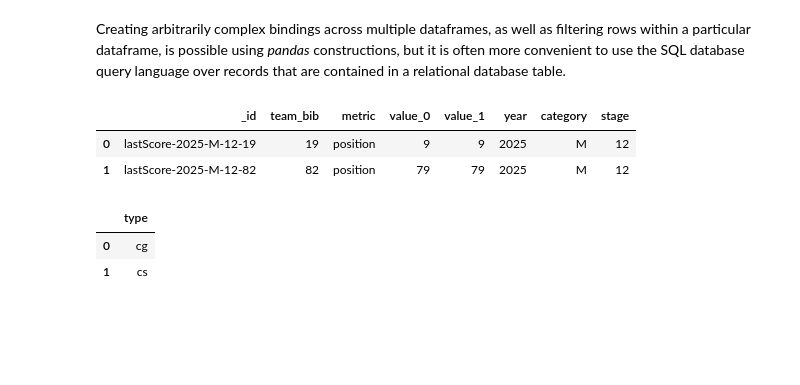
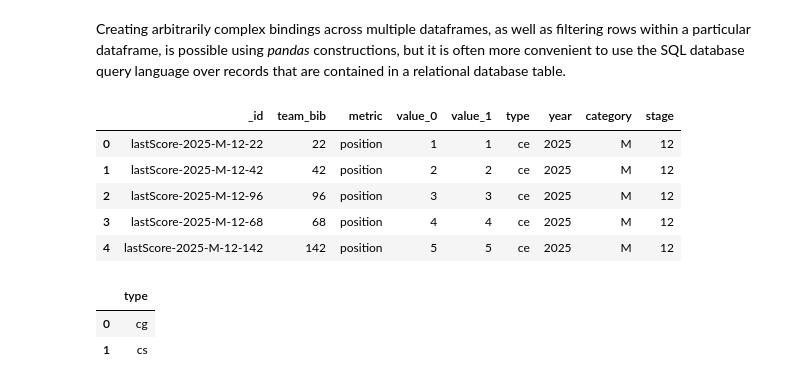
Before and after one commit to RallyDataJunkie/wrangling_dakar_2025, a Jupyter notebook: src/38_visualising_single_stage_scores.ipynb, the cells around one changed output. Drawn from its saved outputs; the diff is of its cells as text; code cells hidden in the pictures; blank space fills up the shorter version.

Commit message:
Can we query the db in jupyterlite?

```diff
--- a/src/38_visualising_single_stage_scores.ipynb
+++ b/src/38_visualising_single_stage_scores.ipynb
@@ -87,11 +87,14 @@ import pandas as pd
 
 db = Database("dakar_results_2025.sqlite")
 # %%
-pd.DataFrame(db.query("select * from long_results2  limit 2"))
+pd.DataFrame(db.query("select * from long_results2 WHERE metric='position' and type='ce' ORDER BY value_0 ASC limit 5"))
 # %% [output]
-|  | _id | team_bib | metric | value_0 | value_1 | year | category | stage |
-| 0 | lastScore-2025-M-12-19 | 19 | position | 9 | 9 | 2025 | M | 12 |
-| 1 | lastScore-2025-M-12-82 | 82 | position | 79 | 79 | 2025 | M | 12 |
+|  | _id | team_bib | metric | value_0 | value_1 | type | year | category | stage |
+| 0 | lastScore-2025-M-12-22 | 22 | position | 1 | 1 | ce | 2025 | M | 12 |
+| 1 | lastScore-2025-M-12-42 | 42 | position | 2 | 2 | ce | 2025 | M | 12 |
+| 2 | lastScore-2025-M-12-96 | 96 | position | 3 | 3 | ce | 2025 | M | 12 |
+| 3 | lastScore-2025-M-12-68 | 68 | position | 4 | 4 | ce | 2025 | M | 12 |
+| 4 | lastScore-2025-M-12-142 | 142 | position | 5 | 5 | ce | 2025 | M | 12 |
 # %%
 import pandas as pd
 
```
Also changed, not shown: parts of 5 cells of this notebook, 2 other files.
